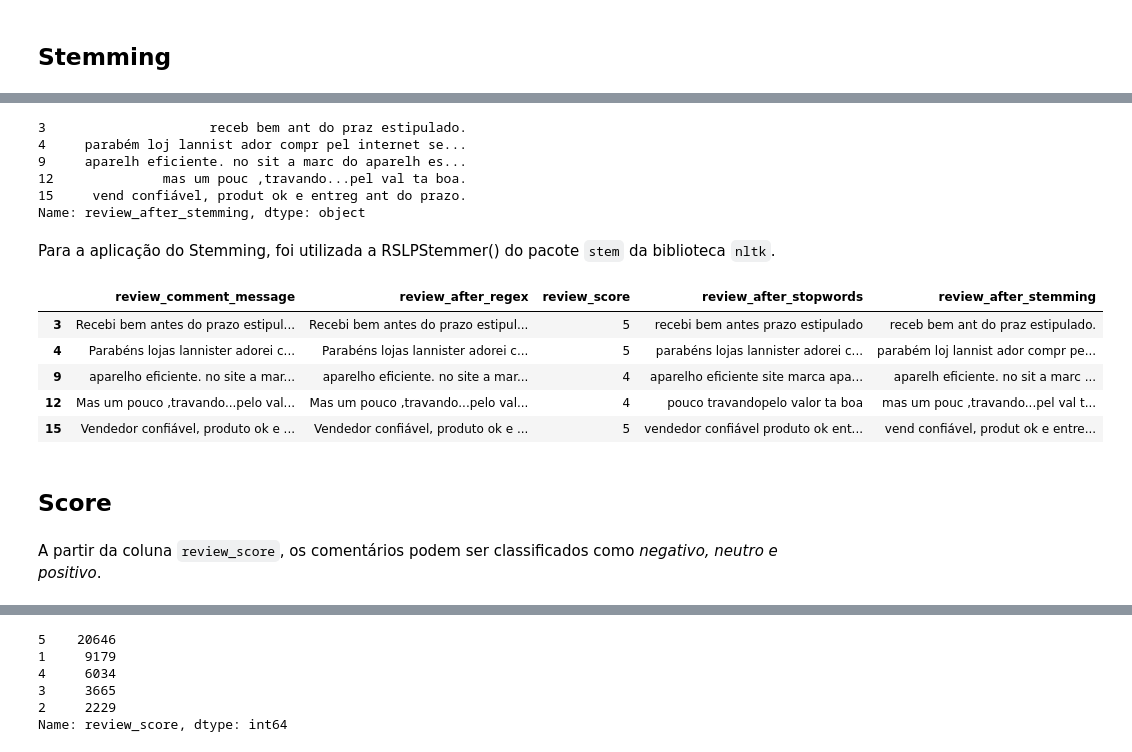
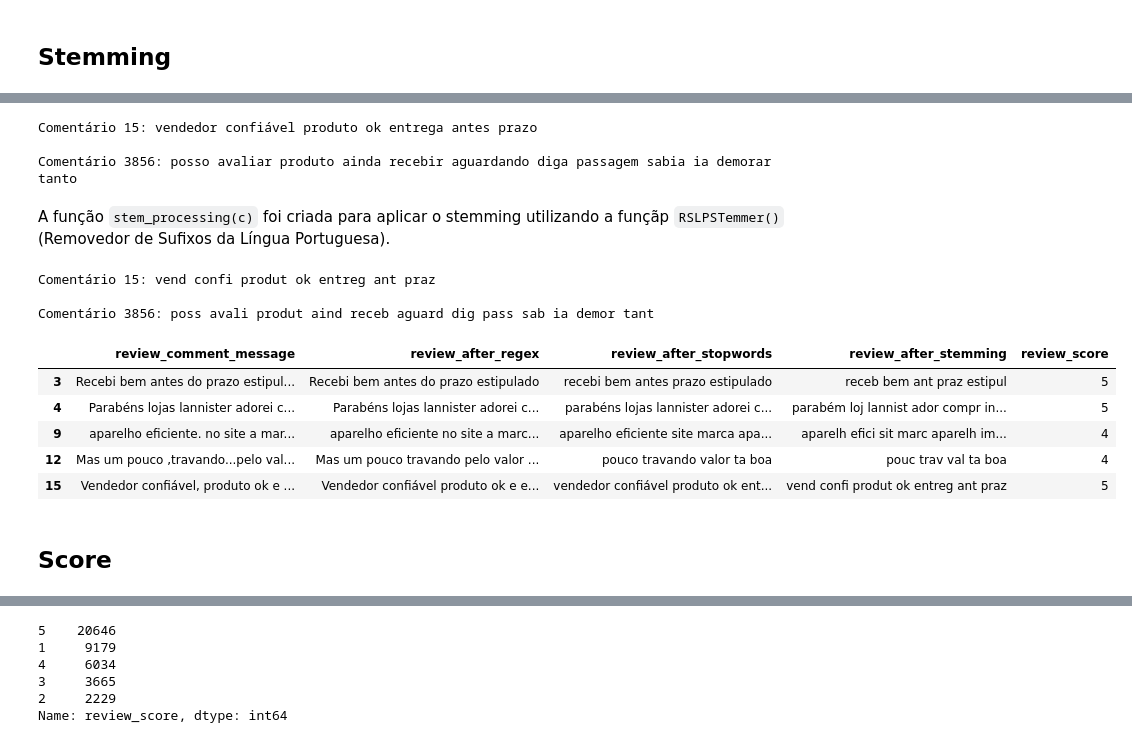
Before and after one commit to rhiroakidata/kaggle, a Jupyter notebook: 04_brazilian_e-commerce/brazilian_e-commerce_v4_PLN.ipynb, the cells around one changed output, grey strips where cells are left out. Cells and saved outputs as stored; diff of their text form; code cells hidden in the pictures.

```diff
--- a/04_brazilian_e-commerce/brazilian_e-commerce_v4_PLN.ipynb
+++ b/04_brazilian_e-commerce/brazilian_e-commerce_v4_PLN.ipynb
@@ -1388,0 +1409,11 @@ criticas_pos_num[68]
+# %%
+# Aplicando regex e verificando resultados
+criticas_sem_alphanumerico = []
+for c in criticas_pos_num:
+    c = re.sub(r'R\$', ' ', c)
+    c = re.sub(r'\W', ' ', c)
+    criticas_sem_alphanumerico.append(c)
+
+print(f'Crítica 45: {criticas_sem_alphanumerico[45]}\n')
+print(f'Crítica 135: {criticas_sem_alphanumerico[135]}\n')
+print(f'Crítica 234: {criticas_sem_alphanumerico[234]}')
@@ -1388,0 +1447,12 @@ criticas_pos_num[68]
+# %%
+# Aplicando RegEx e verificando
+criticas_sem_espacos_adicionais = []
+for c in criticas_sem_alphanumerico:
+    c = re.sub(r'\s+', ' ', c)
+    criticas_sem_espacos_adicionais.append(c)
+
+print(f'Crítica 3: {criticas_sem_espacos_adicionais[3]}\n')
+print(f'Crítica 48: {criticas_sem_espacos_adicionais[48]}\n')
+print(f'Crítica 51: {criticas_sem_espacos_adicionais[51]}\n')
+print(f'Crítica 2569: {criticas_sem_espacos_adicionais[2569]}\n')
+print(f'Crítica 3856: {criticas_sem_espacos_adicionais[3856]}\n')
@@ -1389,7 +1469,7 @@ criticas_pos_num[68]
 # %%
 # Salvando novo dataset
 processed_reviews = reviews.copy()
-processed_reviews['review_after_regex'] = criticas_pos_num
+processed_reviews['review_after_regex'] = criticas_sem_espacos_adicionais
 processed_reviews = processed_reviews.iloc[:, np.r_[4, -1, 2]]
 processed_reviews.head()
 # %% [output]
@@ -1457,28 +1530,41 @@ Após a aplicação do RegEx para remoção de caracteres '\n' e '\r' e também
+# %%
+# Exemplos
+exemplo1 = processed_reviews['review_after_stopwords'][15]
+exemplo2 = list(processed_reviews['review_after_stopwords'])[3856]
+
+print(f'Comentário 15: {exemplo1}\n')
+print(f'Comentário 3856: {exemplo2}')
+# %% [output]
+Comentário 15: vendedor confiável produto ok entrega antes prazo
+
+Comentário 3856: posso avaliar produto ainda recebir aguardando diga passagem sabia ia demorar tanto
+# %% [markdown]
+A função `stem_processing(c)` foi criada para aplicar o stemming utilizando a funçãp `RSLPSTemmer()` (Removedor de Sufixos da Língua Portuguesa).
 # %%
 # Aplicando stemming
-processed_reviews['review_after_stemming'] = processed_reviews['review_after_regex'].apply(stem_processing)
+processed_reviews['review_after_stemming'] = processed_reviews['review_after_stopwords'].apply(stem_processing)
 processed_reviews['review_after_stemming'] = processed_reviews['review_after_stemming'].apply(lambda x: ' '.join(x))
-processed_reviews['review_after_stemming'].head()
-# %% [output]
-3                     receb bem ant do praz estipulado.
-4     parabém loj lannist ador compr pel internet se...
-9     aparelh eficiente. no sit a marc do aparelh es...
-12              mas um pouc ,travando...pel val ta boa.
-15     vend confiável, produt ok e entreg ant do prazo.
-Name: review_after_stemming, dtype: object
-# %% [markdown]
-Para a aplicação do Stemming, foi utilizada a RSLPStemmer() do pacote `stem` da biblioteca `nltk`.
+# %%
+# Exemplos após o stemming
+exemplo1 = processed_reviews['review_after_stemming'][15]
+exemplo2 = list(processed_reviews['review_after_stemming'])[3856]
+
+print(f'Comentário 15: {exemplo1}\n')
+print(f'Comentário 3856: {exemplo2}')
+# %% [output]
+Comentário 15: vend confi produt ok entreg ant praz
+
+Comentário 3856: poss avali produt aind receb aguard dig pass sab ia demor tant
 # %%
 # Comparando a preparação até o momento
+processed_reviews = processed_reviews.iloc[:, np.r_[0, 1, 3, 4, 2]]
 processed_reviews.head()
 # %% [output]
-|  | review_comment_message | review_after_regex | review_score | review_after_stopwords | review_after_stemming |
-| 3 | Recebi bem antes do prazo estipul... | Recebi bem antes do prazo estipul... | 5 | recebi bem antes prazo estipulado | receb bem ant do praz estipulado. |
-| 4 | Parabéns lojas lannister adorei c... | Parabéns lojas lannister adorei c... | 5 | parabéns lojas lannister adorei c... | parabém loj lannist ador compr pe... |
-| 9 | aparelho eficiente. no site a mar... | aparelho eficiente. no site a mar... | 4 | aparelho eficiente site marca apa... | aparelh eficiente. no sit a marc ... |
-| 12 | Mas um pouco ,travando...pelo val... | Mas um pouco ,travando...pelo val... | 4 | pouco travandopelo valor ta boa | mas um pouc ,travando...pel val t... |
-| 15 | Vendedor confiável, produto ok e ... | Vendedor confiável, produto ok e ... | 5 | vendedor confiável produto ok ent... | vend confiável, produt ok e entre... |
+|  | review_comment_message | review_after_regex | review_after_stopwords | review_after_stemming | review_score |
+| 3 | Recebi bem antes do prazo estipul... | Recebi bem antes do prazo estipulado | recebi bem antes prazo estipulado | receb bem ant praz estipul | 5 |
+| 4 | Parabéns lojas lannister adorei c... | Parabéns lojas lannister adorei c... | parabéns lojas lannister adorei c... | parabém loj lannist ador compr in... | 5 |
+| 9 | aparelho eficiente. no site a mar... | aparelho eficiente no site a marc... | aparelho eficiente site marca apa... | aparelh efici sit marc aparelh im... | 4 |
+| 12 | Mas um pouco ,travando...pelo val... | Mas um pouco travando pelo valor ... | pouco travando valor ta boa | pouc trav val ta boa | 4 |
+| 15 | Vendedor confiável, produto ok e ... | Vendedor confiável produto ok e e... | vendedor confiável produto ok ent... | vend confi produt ok entreg ant praz | 5 |
 # %% [markdown]
 ## Score
-# %% [markdown]
-A partir da coluna `review_score`, os comentários podem ser classificados como _negativo, neutro e positivo_.
```
Also changed, not shown: parts of 66 cells of this notebook.
